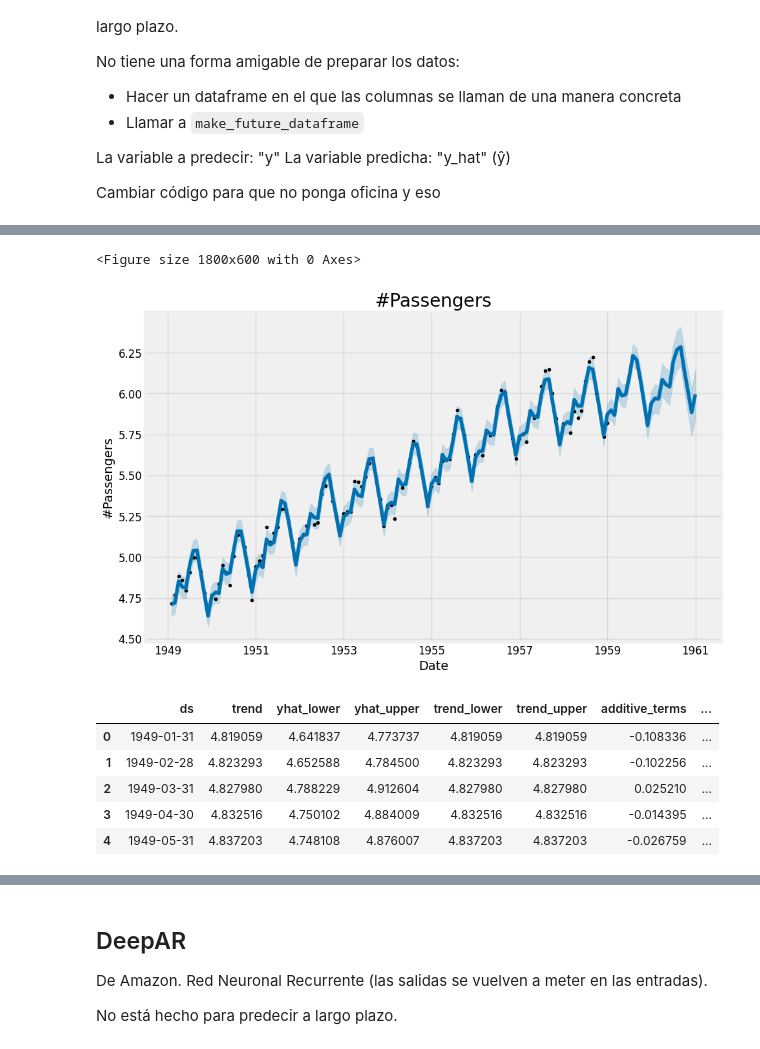
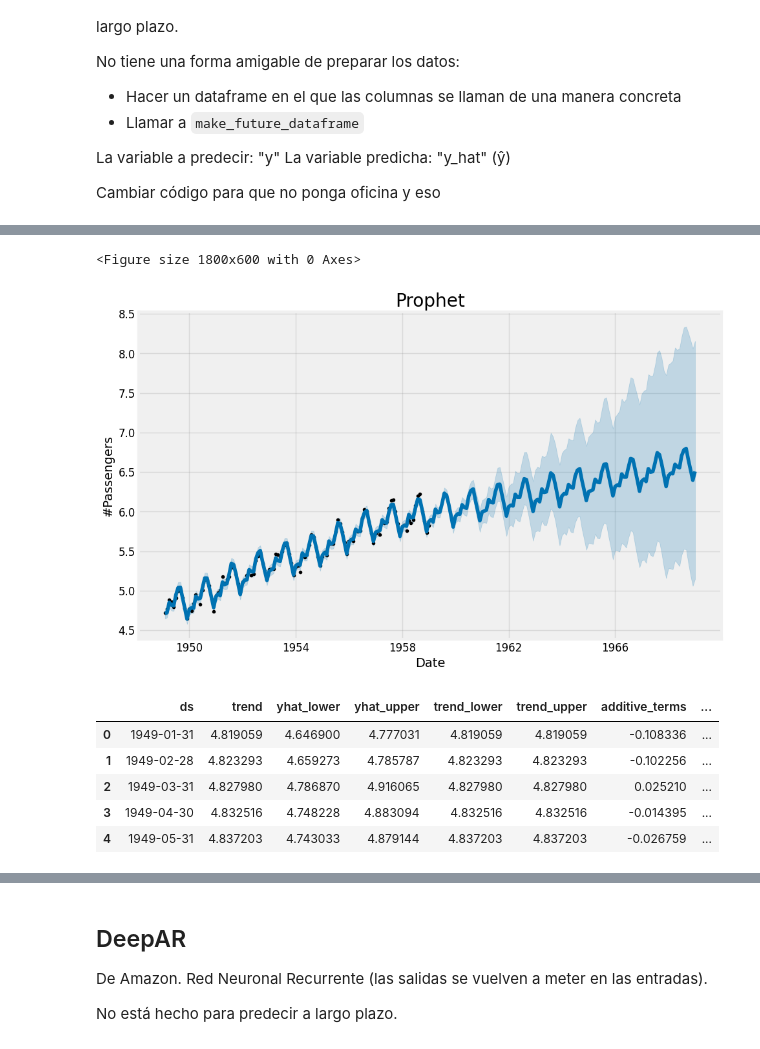
Before and after one commit to uo272509/InteligenciaNegocioEntrega2, a Jupyter notebook: Practica 8/ProyectoCompleto.ipynb, the cells around one changed output, grey strips where cells are left out. Saved outputs shown, nothing was run; the diff lists cells and outputs as text; code cells hidden in the pictures.

```diff
--- a/Practica 8/ProyectoCompleto.ipynb
+++ b/Practica 8/ProyectoCompleto.ipynb
@@ -257,12 +263,12 @@ furniture_model = Prophet(interval_width=0.95)
 furniture_model.fit(furniture_train)
 
 furniture_forecast = furniture_model.make_future_dataframe(
-    periods=24, freq='M')
+    periods=120, freq='M')
 furniture_forecast = furniture_model.predict(furniture_forecast)
 
 plt.figure(figsize=(18, 6))
-furniture_model.plot(furniture_forecast, xlabel='Date', ylabel='#Passengers')
-plt.title('#Passengers')
+furniture_model.plot(furniture_forecast, xlabel='Date', ylabel='#Passengers', )
+plt.title('Prophet')
 plt.show()
 
 furniture_forecast.head()
@@ -273,11 +278,11 @@ Importing plotly failed. Interactive plots will not work.
 <Figure size 1800x600 with 0 Axes>
-[figure, old version]
+[figure, new version]
 |  | ds | trend | yhat_lower | yhat_upper | trend_lower | trend_upper | additive_terms | ... |
-| 0 | 1949-01-31 | 4.819059 | 4.641837 | 4.773737 | 4.819059 | 4.819059 | -0.108336 | ... |
-| 1 | 1949-02-28 | 4.823293 | 4.652588 | 4.784500 | 4.823293 | 4.823293 | -0.102256 | ... |
-| 2 | 1949-03-31 | 4.827980 | 4.788229 | 4.912604 | 4.827980 | 4.827980 | 0.025210 | ... |
-| 3 | 1949-04-30 | 4.832516 | 4.750102 | 4.884009 | 4.832516 | 4.832516 | -0.014395 | ... |
-| 4 | 1949-05-31 | 4.837203 | 4.748108 | 4.876007 | 4.837203 | 4.837203 | -0.026759 | ... |
+| 0 | 1949-01-31 | 4.819059 | 4.646900 | 4.777031 | 4.819059 | 4.819059 | -0.108336 | ... |
+| 1 | 1949-02-28 | 4.823293 | 4.659273 | 4.785787 | 4.823293 | 4.823293 | -0.102256 | ... |
+| 2 | 1949-03-31 | 4.827980 | 4.786870 | 4.916065 | 4.827980 | 4.827980 | 0.025210 | ... |
+| 3 | 1949-04-30 | 4.832516 | 4.748228 | 4.883094 | 4.832516 | 4.832516 | -0.014395 | ... |
+| 4 | 1949-05-31 | 4.837203 | 4.743033 | 4.879144 | 4.837203 | 4.837203 | -0.026759 | ... |
 # %%
 
 # ------------------------------------
```
Also changed, not shown: parts of 6 cells of this notebook, 9 other files.
